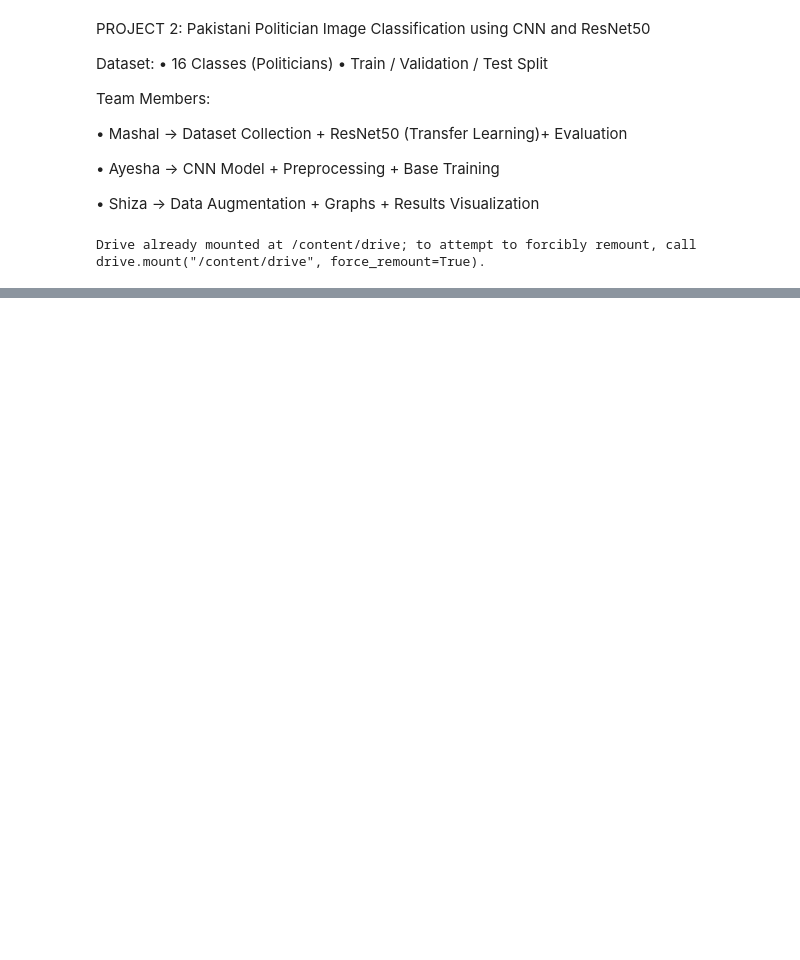
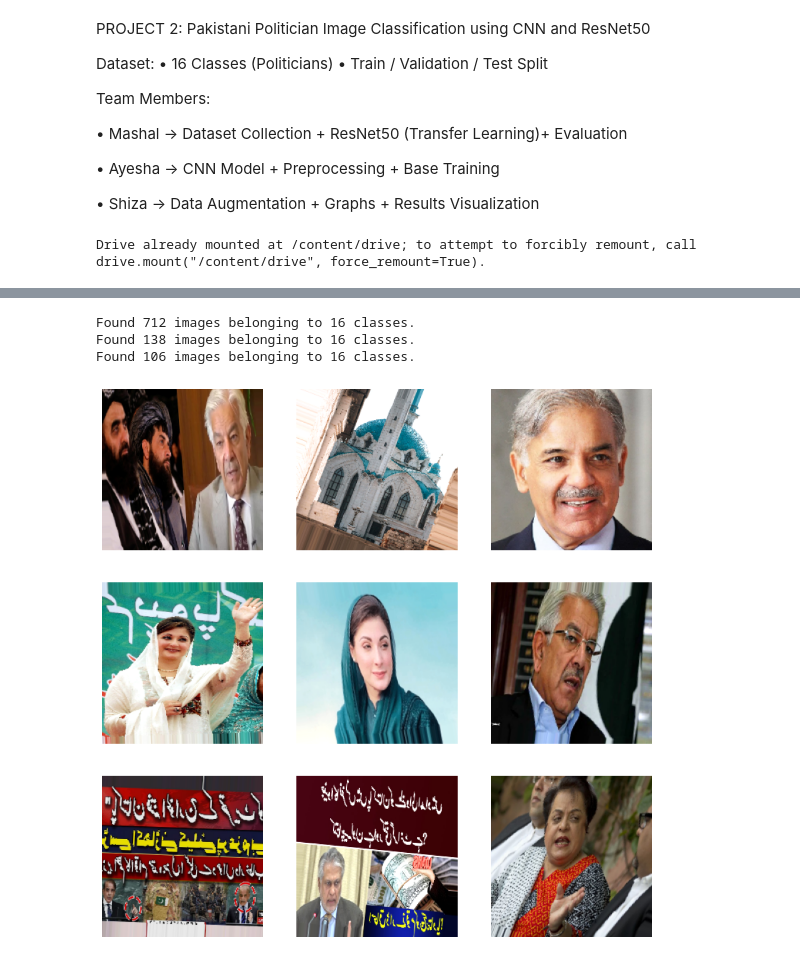
Before and after one commit to ayeshaanxari288/pakistani-politician-cnn-classifier, a Jupyter notebook: politician_classifier.ipynb, the cells around one changed output, grey strips where cells are left out. Cells and saved outputs as stored; diff of their text form; code cells hidden in the pictures; blank space fills up the shorter version.

Commit message:
politician_classifier
Added dataset visualization with sample image grid for exploratory data analysis

```diff
--- a/politician_classifier.ipynb
+++ b/politician_classifier.ipynb
@@ -32,7 +38,13 @@ from sklearn.metrics import confusion_matrix, classification_report
 # %%
-IMG_SIZE = (224,224)
+IMG_SIZE = (224, 224)
 BATCH_SIZE = 32
 
-train_dir = "/content/drive/MyDrive/split_dataset/train"
-val_dir   = "/content/drive/MyDrive/split_dataset/val"
-test_dir  = "/content/drive/MyDrive/split_dataset/test"
+base_dir = "/content/drive/MyDrive/Dataset/split_dataset"
+
+train_dir = f"{base_dir}/train"
+val_dir   = f"{base_dir}/val"
+test_dir  = f"{base_dir}/test"
+
+print("Train Path:", train_dir)
+print("Validation Path:", val_dir)
+print("Test Path:", test_dir)
@@ -46,3 +65,40 @@ train_datagen = ImageDataGenerator(
 )
 
 val_test_datagen = ImageDataGenerator(rescale=1./255)
+# %%
+train_data = train_datagen.flow_from_directory(
+    train_dir,
+    target_size=IMG_SIZE,
+    batch_size=BATCH_SIZE,
+    class_mode='categorical'
+)
+
+val_data = val_test_datagen.flow_from_directory(
+    val_dir,
+    target_size=IMG_SIZE,
+    batch_size=BATCH_SIZE,
+    class_mode='categorical'
+)
+
+test_data = val_test_datagen.flow_from_directory(
+    test_dir,
+    target_size=IMG_SIZE,
+    batch_size=BATCH_SIZE,
+    class_mode='categorical',
+    shuffle=False
+)
+# %% [output]
+Found 712 images belonging to 16 classes.
+Found 138 images belonging to 16 classes.
+Found 106 images belonging to 16 classes.
+# %%
+images, labels = next(train_data)
+
+plt.figure(figsize=(12, 12))
+for i in range(9):
+    plt.subplot(3, 3, i+1)
+    plt.imshow(images[i])
+    plt.axis('off')
+plt.show()
+# %% [output]
+[figure, added]
```
Also changed, not shown: parts of 7 cells of this notebook.
